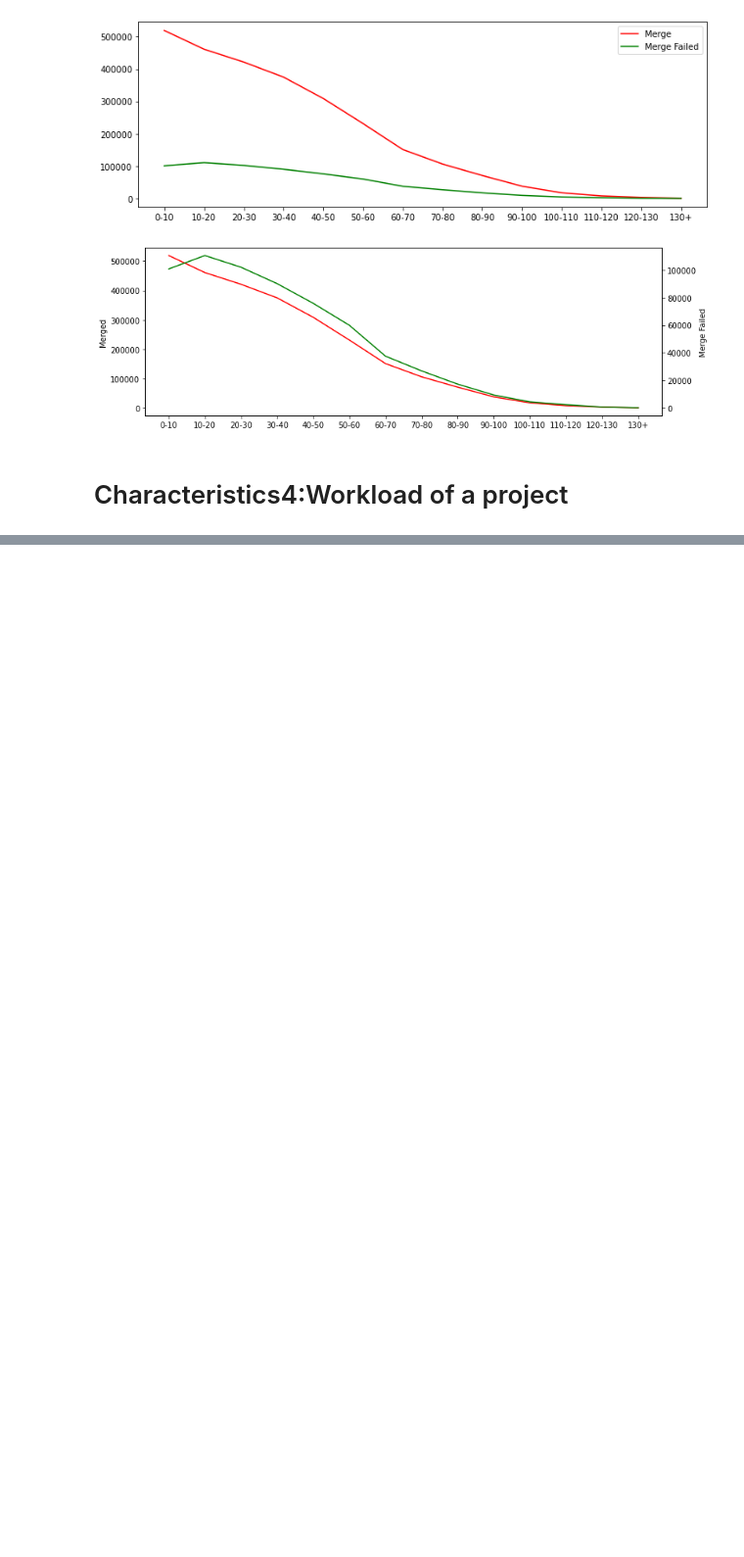
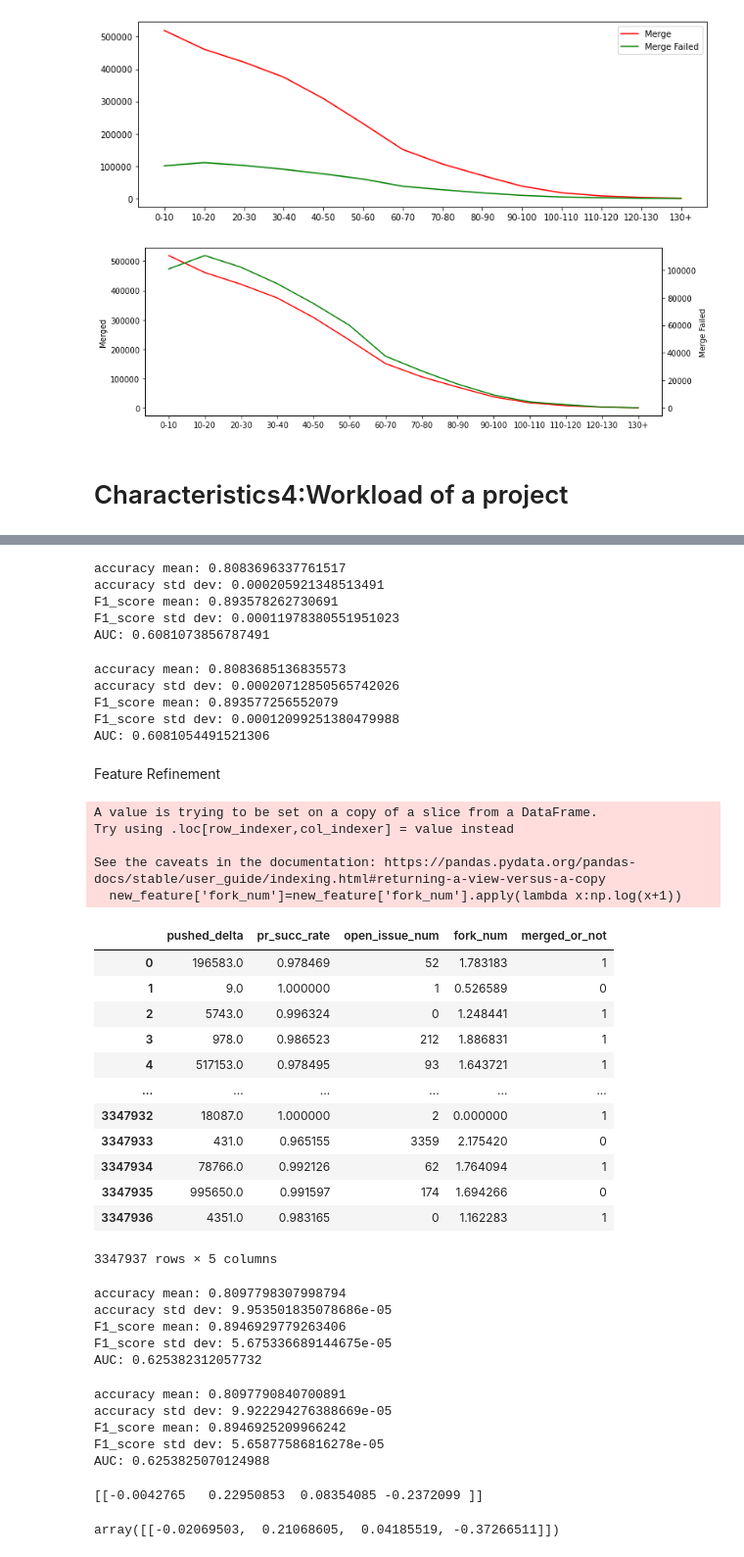
Before and after one commit to vitaminvaf/MSc-Project, a Jupyter notebook: Source code/Data analysis.ipynb, the cells around one changed output, grey strips where cells are left out. Shown at 98% size. Cells and saved outputs as stored; diff of their text form; code cells hidden in the pictures; blank space fills up the shorter version.

```diff
--- a/Source code/Data analysis.ipynb
+++ b/Source code/Data analysis.ipynb
@@ -546,0 +606,2 @@ picture_sameX_plot(age_Merged,age_Merge_Failed,age_name)
+# %%
+feature = Project_feature_data[['pushed_delta','pr_succ_rate','open_issue_num','fork_num','merged_or_not']]
@@ -546,0 +621,2 @@ picture_sameX_plot(age_Merged,age_Merge_Failed,age_name)
+# %%
+feature.fillna(feature.mean(),inplace=True)
@@ -546,0 +655,43 @@ picture_sameX_plot(age_Merged,age_Merge_Failed,age_name)
+# %%
+muti_score(lr_l1,X_train,y_train)
+# %% [output]
+accuracy mean: 0.8083696337761517
+accuracy std dev: 0.000205921348513491
+F1_score mean: 0.893578262730691
+F1_score std dev: 0.00011978380551951023
+AUC: 0.6081073856787491
+# %%
+muti_score(lr_l2,X_train,y_train)
+# %% [output]
+accuracy mean: 0.8083685136835573
+accuracy std dev: 0.00020712850565742026
+F1_score mean: 0.893577256552079
+F1_score std dev: 0.00012099251380479988
+AUC: 0.6081054491521306
+# %% [markdown]
+Feature Refinement
+# %%
+new_feature =feature
+new_feature['fork_num']=new_feature['fork_num'].apply(lambda x:np.log(x+1))
+# %% [output]
+A value is trying to be set on a copy of a slice from a DataFrame.
+Try using .loc[row_indexer,col_indexer] = value instead
+
+See the caveats in the documentation: https://pandas.pydata.org/pandas-docs/stable/user_guide/indexing.html#returning-a-view-versus-a-copy
+  new_feature['fork_num']=new_feature['fork_num'].apply(lambda x:np.log(x+1))
+# %%
+new_feature
+# %% [output]
+|  | pushed_delta | pr_succ_rate | open_issue_num | fork_num | merged_or_not |
+| 0 | 196583.0 | 0.978469 | 52 | 1.783183 | 1 |
+| 1 | 9.0 | 1.000000 | 1 | 0.526589 | 0 |
+| 2 | 5743.0 | 0.996324 | 0 | 1.248441 | 1 |
+| 3 | 978.0 | 0.986523 | 212 | 1.886831 | 1 |
+| 4 | 517153.0 | 0.978495 | 93 | 1.643721 | 1 |
+| ... | ... | ... | ... | ... | ... |
+| 3347932 | 18087.0 | 1.000000 | 2 | 0.000000 | 1 |
+| 3347933 | 431.0 | 0.965155 | 3359 | 2.175420 | 0 |
+| 3347934 | 78766.0 | 0.992126 | 62 | 1.764094 | 1 |
+| 3347935 | 995650.0 | 0.991597 | 174 | 1.694266 | 0 |
+| 3347936 | 4351.0 | 0.983165 | 0 | 1.162283 | 1 |
+3347937 rows × 5 columns
@@ -546,0 +703,26 @@ picture_sameX_plot(age_Merged,age_Merge_Failed,age_name)
+# %%
+muti_score(lr_l1,new_X_train,new_y_train)
+# %% [output]
+accuracy mean: 0.8097798307998794
+accuracy std dev: 9.953501835078686e-05
+F1_score mean: 0.8946929779263406
+F1_score std dev: 5.675336689144675e-05
+AUC: 0.625382312057732
+# %%
+muti_score(lr_l2,new_X_train,new_y_train)
+# %% [output]
+accuracy mean: 0.8097790840700891
+accuracy std dev: 9.922294276388669e-05
+F1_score mean: 0.8946925209966242
+F1_score std dev: 5.65877586816278e-05
+AUC: 0.6253825070124988
+# %%
+lr_l1.fit(X_train, y_train)
+print(lr_l1.coef_)
+# %% [output]
+[[-0.0042765   0.22950853  0.08354085 -0.2372099 ]]
+# %%
+lr_l1.fit(new_X_train,new_y_train)
+lr_l1.coef_
+# %% [output]
+array([[-0.02069503,  0.21068605,  0.04185519, -0.37266511]])
```
Also changed, not shown: parts of 22 cells of this notebook.
